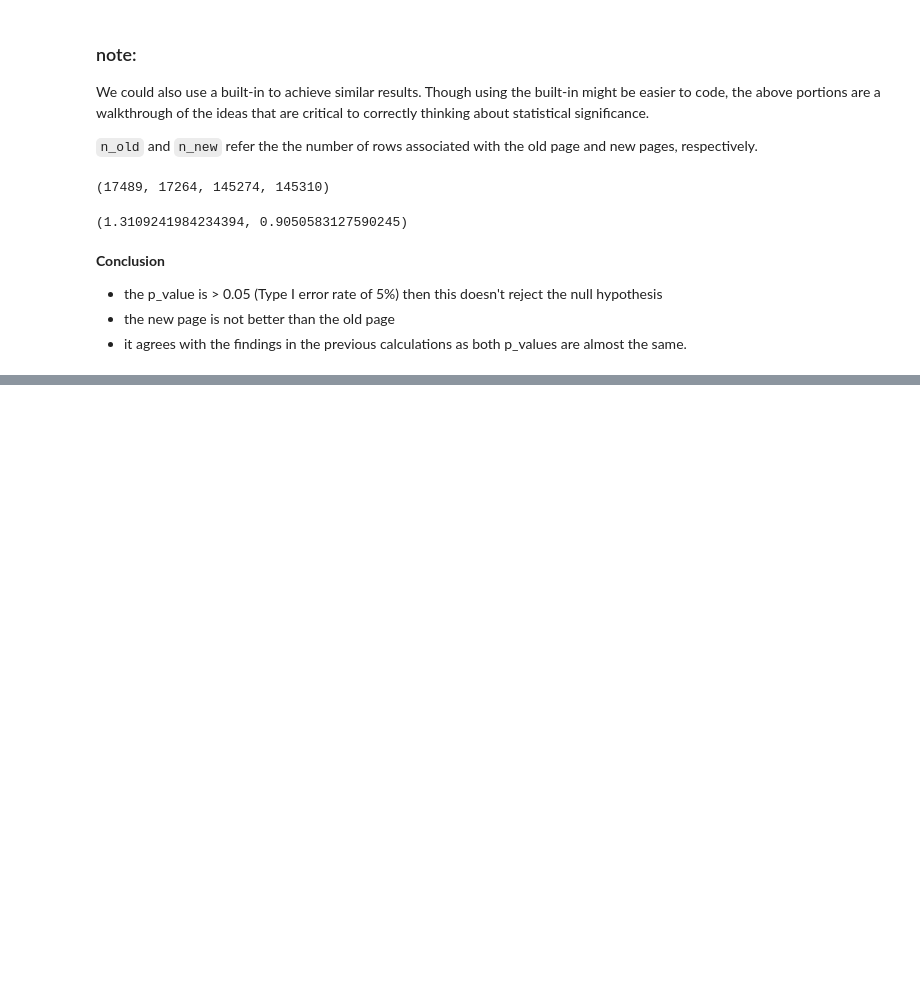
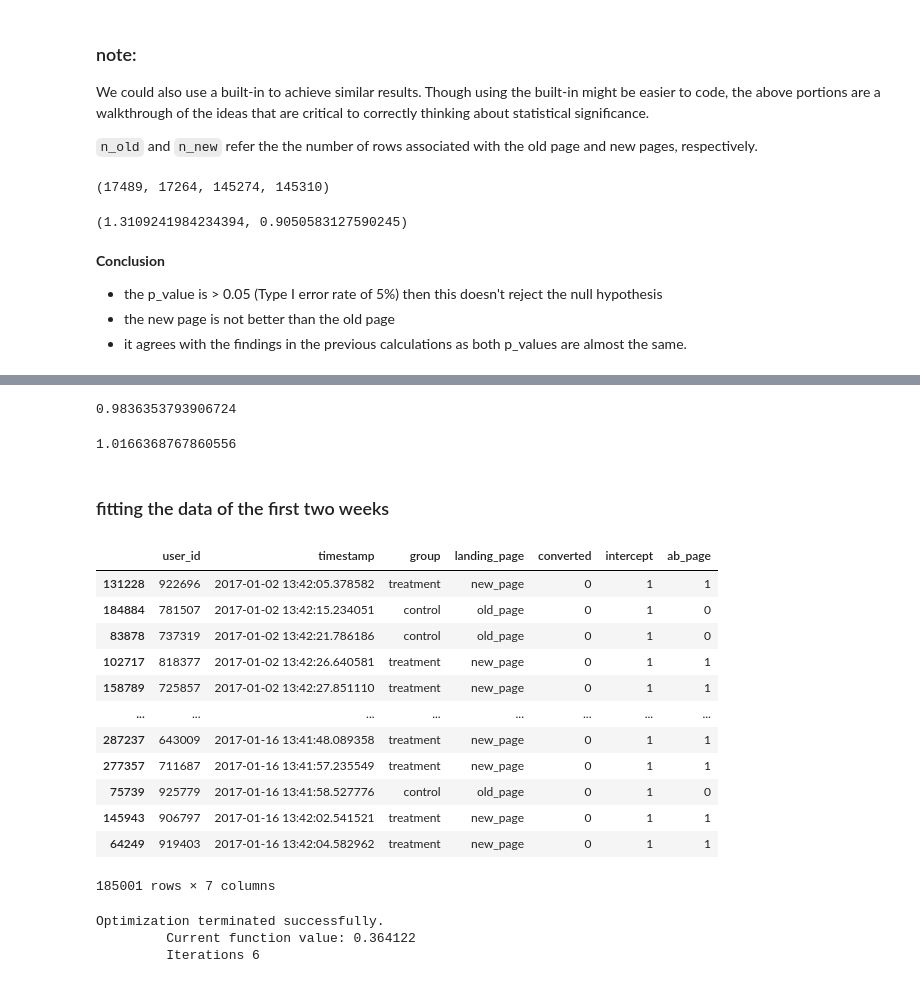
Before and after one commit to Amr-elwetaidy/Analyze_A-B_Test_Results, a Jupyter notebook: Analyze_ab_test_results_notebook.ipynb, the cells around one changed output, grey strips where cells are left out. Drawn from its saved outputs; the diff is of its cells as text; code cells hidden in the pictures; blank space fills up the shorter version.

```diff
--- a/Analyze_ab_test_results_notebook.ipynb
+++ b/Analyze_ab_test_results_notebook.ipynb
@@ -432,0 +501,35 @@ zscore, pval
+# %%
+np.exp(-0.0165)
+# %% [output]
+0.9836353793906724
+# %%
+1 / np.exp(-0.0165)
+# %% [output]
+1.0166368767860556
+# %% [markdown]
+### fitting the data of the first two weeks
+# %%
+week2_df2 = df3[df3['timestamp'] <= week2_prior]
+# %%
+week2_df2
+# %% [output]
+|  | user_id | timestamp | group | landing_page | converted | intercept | ab_page |
+| 131228 | 922696 | 2017-01-02 13:42:05.378582 | treatment | new_page | 0 | 1 | 1 |
+| 184884 | 781507 | 2017-01-02 13:42:15.234051 | control | old_page | 0 | 1 | 0 |
+| 83878 | 737319 | 2017-01-02 13:42:21.786186 | control | old_page | 0 | 1 | 0 |
+| 102717 | 818377 | 2017-01-02 13:42:26.640581 | treatment | new_page | 0 | 1 | 1 |
+| 158789 | 725857 | 2017-01-02 13:42:27.851110 | treatment | new_page | 0 | 1 | 1 |
+| ... | ... | ... | ... | ... | ... | ... | ... |
+| 287237 | 643009 | 2017-01-16 13:41:48.089358 | treatment | new_page | 0 | 1 | 1 |
+| 277357 | 711687 | 2017-01-16 13:41:57.235549 | treatment | new_page | 0 | 1 | 1 |
+| 75739 | 925779 | 2017-01-16 13:41:58.527776 | control | old_page | 0 | 1 | 0 |
+| 145943 | 906797 | 2017-01-16 13:42:02.541521 | treatment | new_page | 0 | 1 | 1 |
+| 64249 | 919403 | 2017-01-16 13:42:04.582962 | treatment | new_page | 0 | 1 | 1 |
+185001 rows × 7 columns
+# %%
+model_2 = sm.Logit(week2_df2['converted'], week2_df2[['intercept', 'ab_page']])
+results_2 = model_2.fit()
+# %% [output]
+Optimization terminated successfully.
+         Current function value: 0.364122
+         Iterations 6
```
Also changed, not shown: parts of 49 cells of this notebook.
